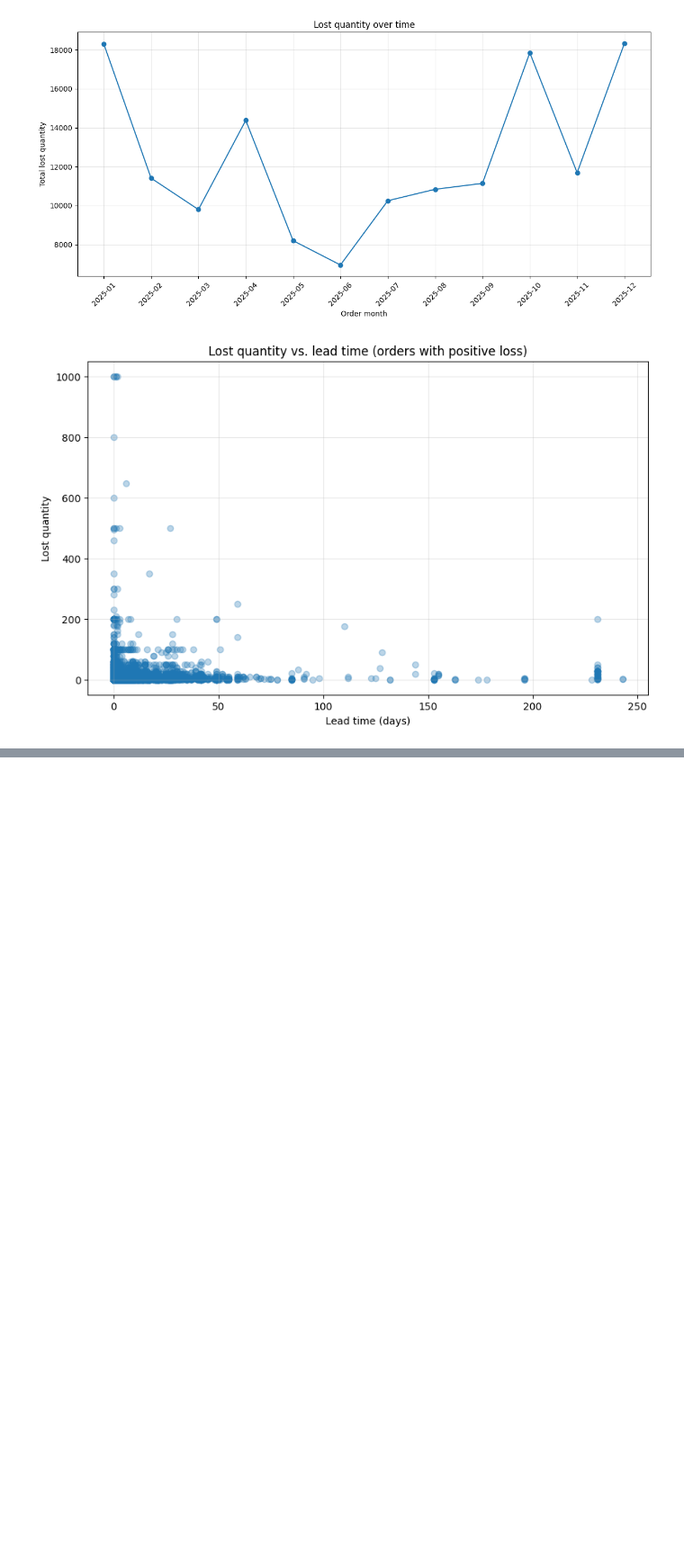
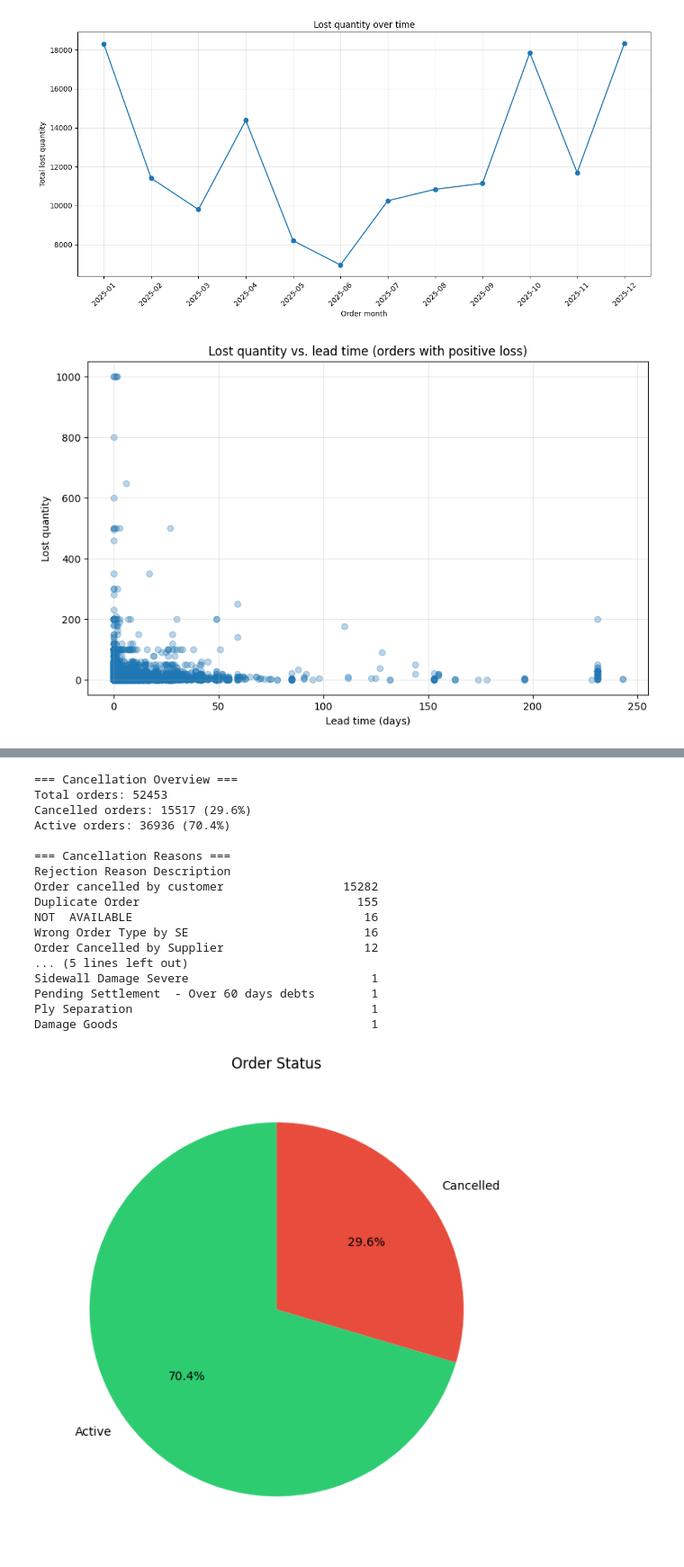
Before and after one commit to Saminda44/Spare-Parts-Inventory-Optimization, a Jupyter notebook: Analysis.ipynb, the cells around one changed output, grey strips where cells are left out. Shown at 90% size. Cells and saved outputs as stored; diff of their text form; code cells hidden in the pictures; blank space fills up the shorter version.

```diff
--- a/Analysis.ipynb
+++ b/Analysis.ipynb
@@ -599,0 +757,17 @@ Ray ZR Street Rallay          7071     27303.0  3.861264
+# %%
+# Create a boolean column indicating cancellation
+orders_df['Is Cancelled'] = orders_df['Rejection Reason Description'].notna() & (orders_df['Rejection Reason Description'] != '')
+
+# Basic statistics
+total_orders = len(orders_df)
+cancelled_orders = orders_df['Is Cancelled'].sum()
+cancelled_percentage = (cancelled_orders / total_orders) * 100
+
+print(f"Total orders: {total_orders}")
+print(f"Cancelled orders: {cancelled_orders}")
+print(f"Cancellation rate: {cancelled_percentage:.2f}%")
+
+# Show a few cancelled orders as example
+print("\nSample of cancelled orders:")
+cancelled_sample = orders_df[orders_df['Is Cancelled']][['Sales Document', 'Rejection Reason Description']].head(10)
+print(cancelled_sample.to_string(index=False))
@@ -599,0 +791,52 @@ Ray ZR Street Rallay          7071     27303.0  3.861264
+# %%
+# 1. Overall cancellation summary
+total = len(orders_df)
+cancelled = orders_df['Is Cancelled'].sum()
+active = total - cancelled
+
+print("=== Cancellation Overview ===")
+print(f"Total orders: {total}")
+print(f"Cancelled orders: {cancelled} ({cancelled/total*100:.1f}%)")
+print(f"Active orders: {active} ({active/total*100:.1f}%)")
+
+# 2. Breakdown by rejection reason (only for cancelled orders)
+reason_counts = orders_df.loc[orders_df['Is Cancelled'], 'Rejection Reason Description'].value_counts()
+print("\n=== Cancellation Reasons ===")
+print(reason_counts.to_string())
+
+# 3. Simple pie chart of cancelled vs active
+plt.figure(figsize=(6,6))
+plt.pie([active, cancelled], labels=['Active', 'Cancelled'], autopct='%1.1f%%',
+        colors=['#2ecc71', '#e74c3c'], startangle=90)
+plt.title('Order Status')
+plt.tight_layout()
+plt.show()
+
+# 4. Optional: cancelled orders by customer (top 5)
+cust_cancel = orders_df[orders_df['Is Cancelled']]['Sold-To Party Name'].value_counts().head(5)
+print("\n=== Top 5 customers with most cancellations ===")
+print(cust_cancel.to_string())
+
+# 5. Optional: cancelled orders by sales document type
+type_cancel = orders_df[orders_df['Is Cancelled']]['Sales Document Type'].value_counts()
+print("\n=== Cancellations by Sales Document Type ===")
+print(type_cancel.to_string())
+# %% [output]
+=== Cancellation Overview ===
+Total orders: 52453
+Cancelled orders: 15517 (29.6%)
+Active orders: 36936 (70.4%)
+
+=== Cancellation Reasons ===
+Rejection Reason Description
+Order cancelled by customer                 15282
+Duplicate Order                               155
+NOT  AVAILABLE                                 16
+Wrong Order Type by SE                         16
+Order Cancelled by Supplier                    12
+... (5 lines left out)
+Sidewall Damage Severe                          1
+Pending Settlement  - Over 60 days debts        1
+Ply Separation                                  1
+Damage Goods                                    1
+[figure, added]
```
Also changed, not shown: parts of 10 cells of this notebook.
